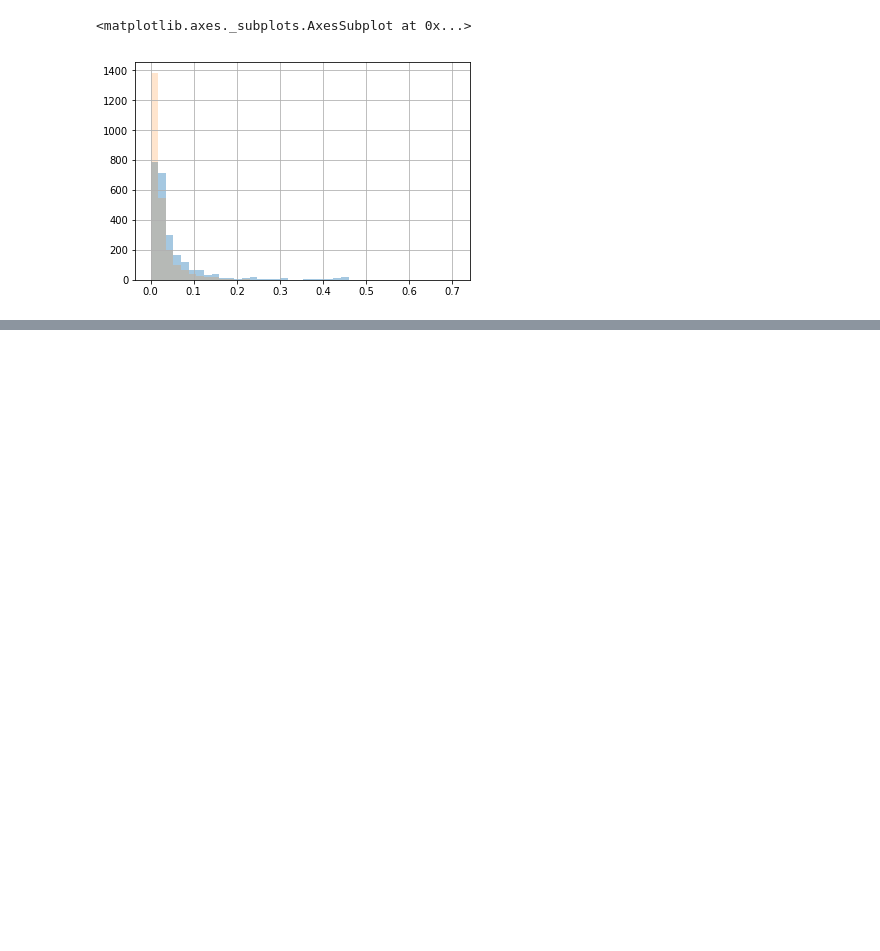
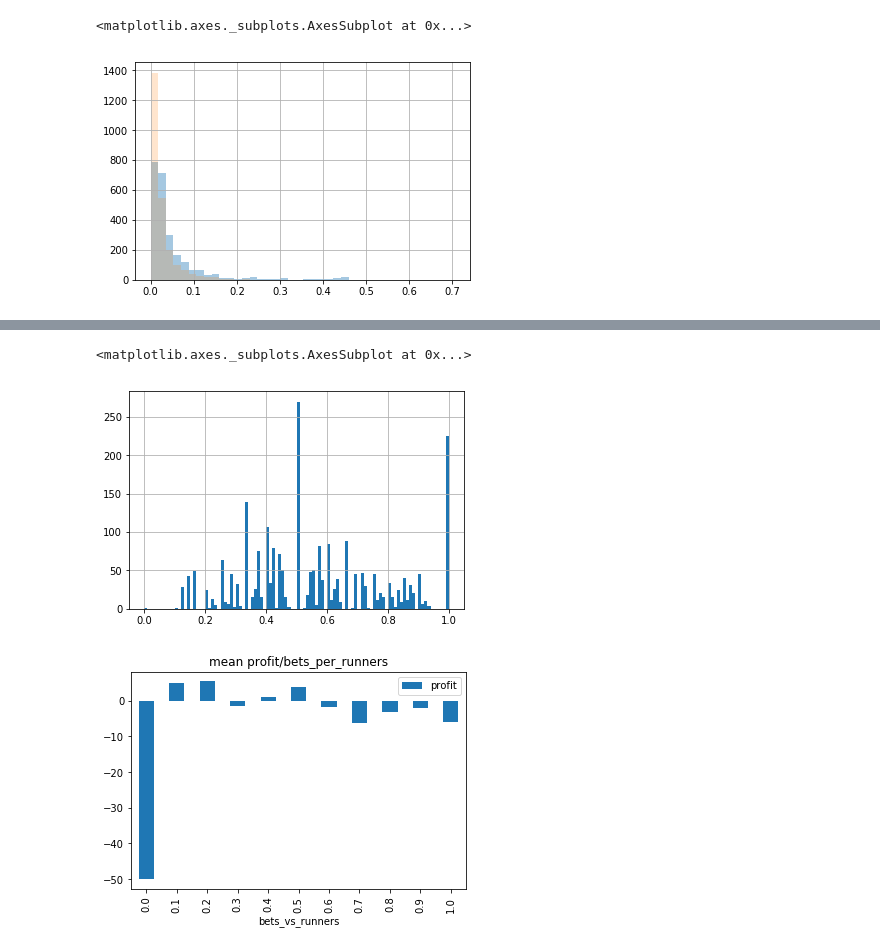
Before and after one commit to Tjorriemorrie/tabby, a Jupyter notebook: Simulate.ipynb, the cells around one changed output, grey strips where cells are left out. Saved outputs shown, nothing was run; the diff lists cells and outputs as text; code cells hidden in the pictures; blank space fills up the shorter version.

```diff
--- a/Simulate.ipynb
+++ b/Simulate.ipynb
@@ -161,0 +204,10 @@ df.profit.rolling(100).sum().plot()
+# %%
+# bets/runners
+df['bets_vs_runners'] = df.num_bets / df.num_runners
+df['bets_vs_runners'].hist(bins=100)
+groups = df.groupby(df['bets_vs_runners'].apply(lambda x: round(x, 1))).mean()
+groups.plot(kind='bar', y='profit', title='mean profit/bets_per_runners')
+# %% [output]
+<matplotlib.axes._subplots.AxesSubplot at 0x...>
+[figure, added]
+[figure, added]
```
Also changed, not shown: parts of 10 cells of this notebook.
